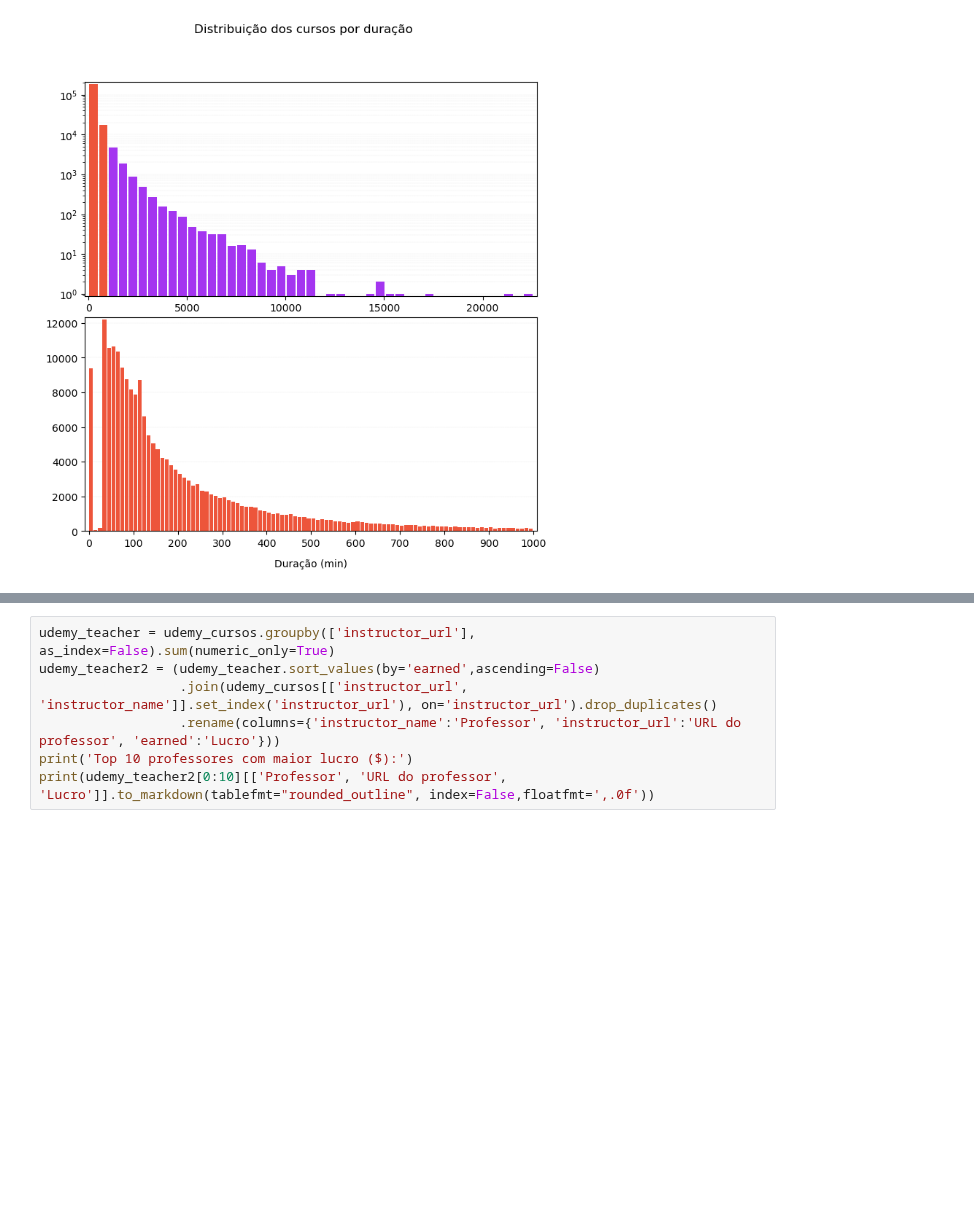
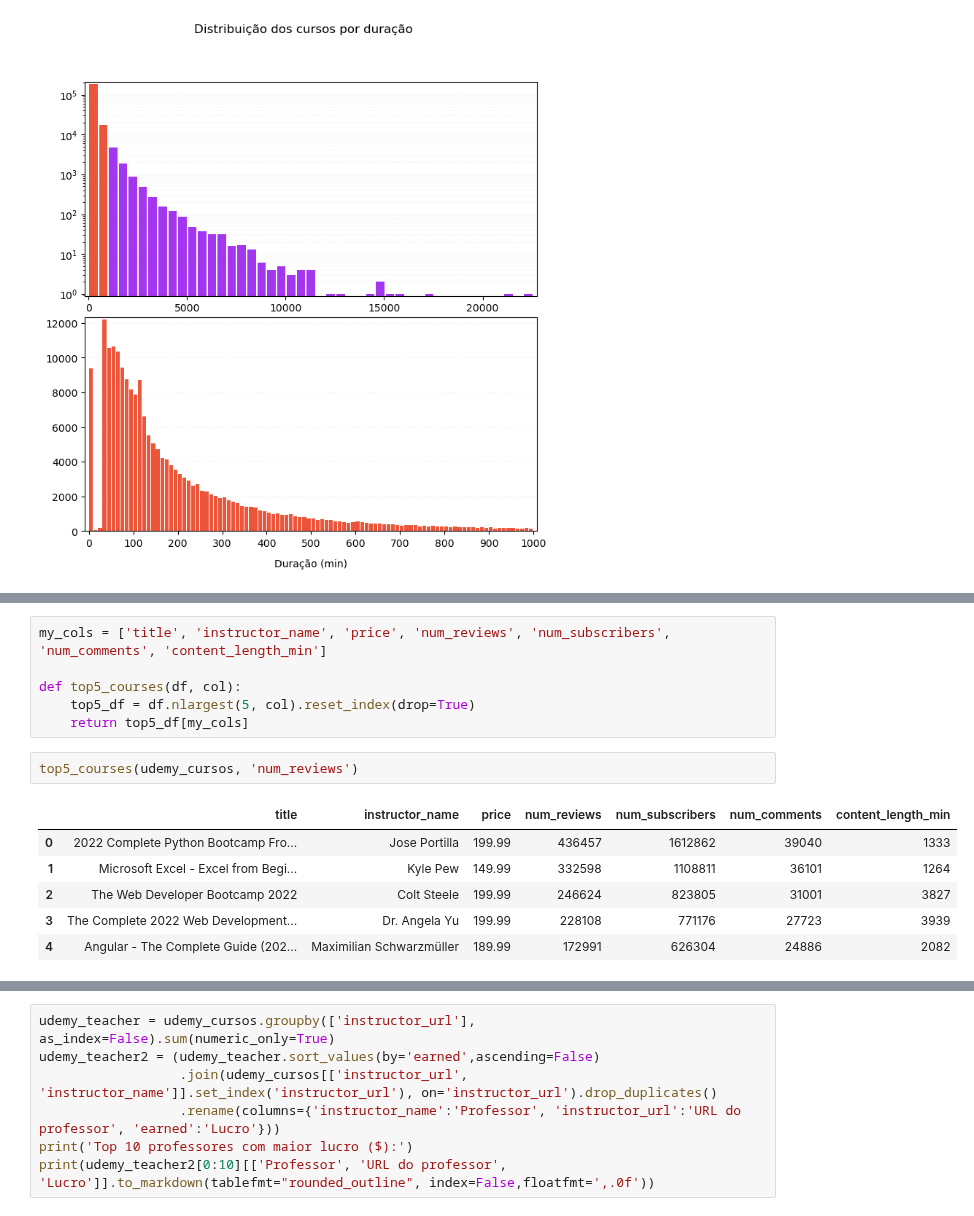
Before and after one commit to ismailymendes/mooc_udemy_coursera, a Jupyter notebook: mooc_udemy.ipynb, the cells around one changed output, grey strips where cells are left out. Drawn from its saved outputs; the diff is of its cells as text; blank space fills up the shorter version.

```diff
--- a/mooc_udemy.ipynb
+++ b/mooc_udemy.ipynb
@@ -459,0 +484,15 @@ Top 10 tópicos por quantidade de inscritos:
+# %%
+my_cols = ['title', 'instructor_name', 'price', 'num_reviews', 'num_subscribers', 'num_comments', 'content_length_min']
+
+def top5_courses(df, col):
+    top5_df = df.nlargest(5, col).reset_index(drop=True)
+    return top5_df[my_cols]
+# %%
+top5_courses(udemy_cursos, 'num_reviews')
+# %% [output]
+|  | title | instructor_name | price | num_reviews | num_subscribers | num_comments | content_length_min |
+| 0 | 2022 Complete Python Bootcamp Fro... | Jose Portilla | 199.99 | 436457 | 1612862 | 39040 | 1333 |
+| 1 | Microsoft Excel - Excel from Begi... | Kyle Pew | 149.99 | 332598 | 1108811 | 36101 | 1264 |
+| 2 | The Web Developer Bootcamp 2022 | Colt Steele | 199.99 | 246624 | 823805 | 31001 | 3827 |
+| 3 | The Complete 2022 Web Development... | Dr. Angela Yu | 199.99 | 228108 | 771176 | 27723 | 3939 |
+| 4 | Angular - The Complete Guide (202... | Maximilian Schwarzmüller | 189.99 | 172991 | 626304 | 24886 | 2082 |
```
Also changed, not shown: parts of 63 cells of this notebook.
